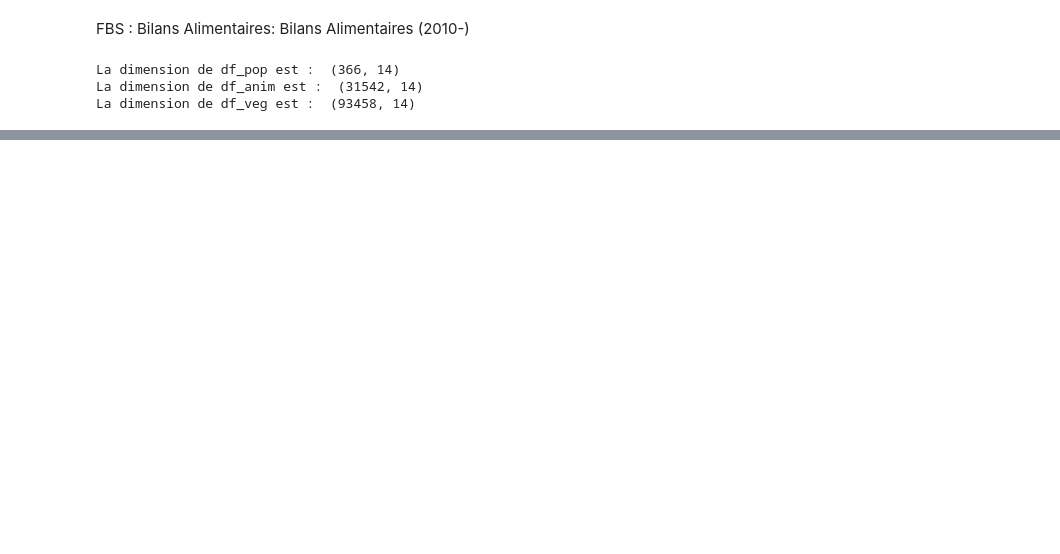
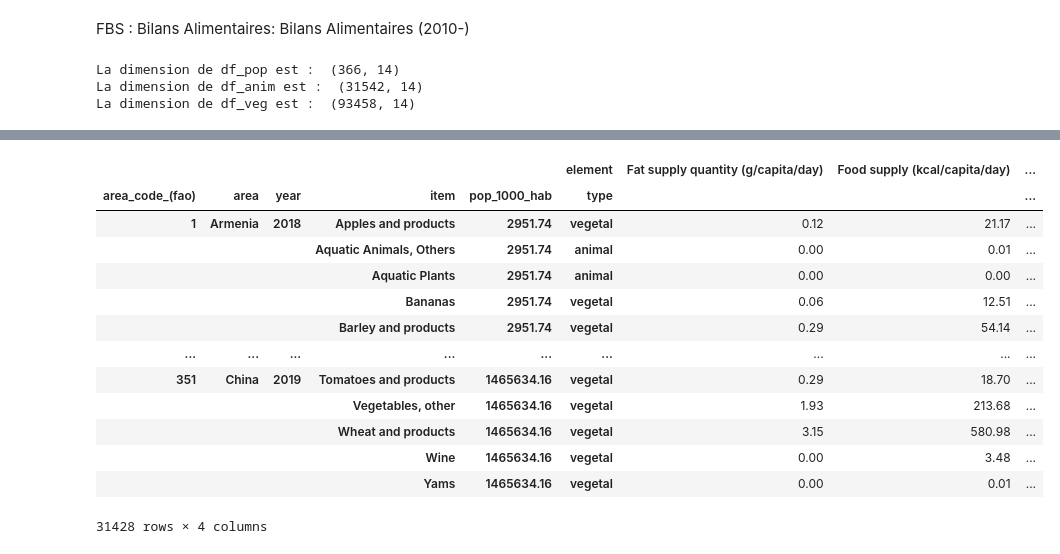
Before and after one commit to RolaMmss/D-couvrez-pandas-avec-le-jeu-de-donn-es-de-la-FAO, a Jupyter notebook: FAOProjetPandas.ipynb, the cells around one changed output, grey strips where cells are left out. Drawn from its saved outputs; the diff is of its cells as text; code cells hidden in the pictures; blank space fills up the shorter version.

```diff
--- a/FAOProjetPandas.ipynb
+++ b/FAOProjetPandas.ipynb
@@ -53,0 +274,19 @@ df_veg = df_veg.assign(type='vegetal')
+# %%
+#12.Gardez uniquement les informations relatives aux pays (supprimez les zones géographiques ou économiques) Note : en fonction de votre méthode d’importation de données cette étape est facultative.
+df = pd.pivot_table(df, values='value', index=['area_code_(fao)','area','year','item','pop_1000_hab','type'], columns='element')
+df
+# %% [output]
+|  |  |  |  |  | element | Fat supply quantity (g/capita/day) | Food supply (kcal/capita/day) | ... |
+| area_code_(fao) | area | year | item | pop_1000_hab | type |  |  | ... |
+| 1 | Armenia | 2018 | Apples and products | 2951.74 | vegetal | 0.12 | 21.17 | ... |
+|  |  |  | Aquatic Animals, Others | 2951.74 | animal | 0.00 | 0.01 | ... |
+|  |  |  | Aquatic Plants | 2951.74 | animal | 0.00 | 0.00 | ... |
+|  |  |  | Bananas | 2951.74 | vegetal | 0.06 | 12.51 | ... |
+|  |  |  | Barley and products | 2951.74 | vegetal | 0.29 | 54.14 | ... |
+| ... | ... | ... | ... | ... | ... | ... | ... | ... |
+| 351 | China | 2019 | Tomatoes and products | 1465634.16 | vegetal | 0.29 | 18.70 | ... |
+|  |  |  | Vegetables, other | 1465634.16 | vegetal | 1.93 | 213.68 | ... |
+|  |  |  | Wheat and products | 1465634.16 | vegetal | 3.15 | 580.98 | ... |
+|  |  |  | Wine | 1465634.16 | vegetal | 0.00 | 3.48 | ... |
+|  |  |  | Yams | 1465634.16 | vegetal | 0.00 | 0.01 | ... |
+31428 rows × 4 columns
```
Also changed, not shown: parts of 24 cells of this notebook.
